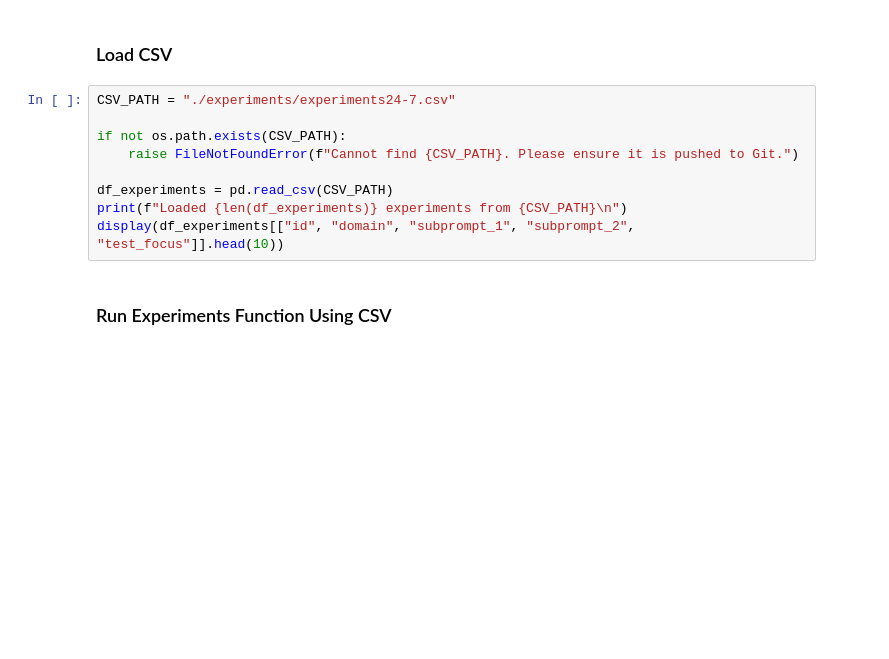
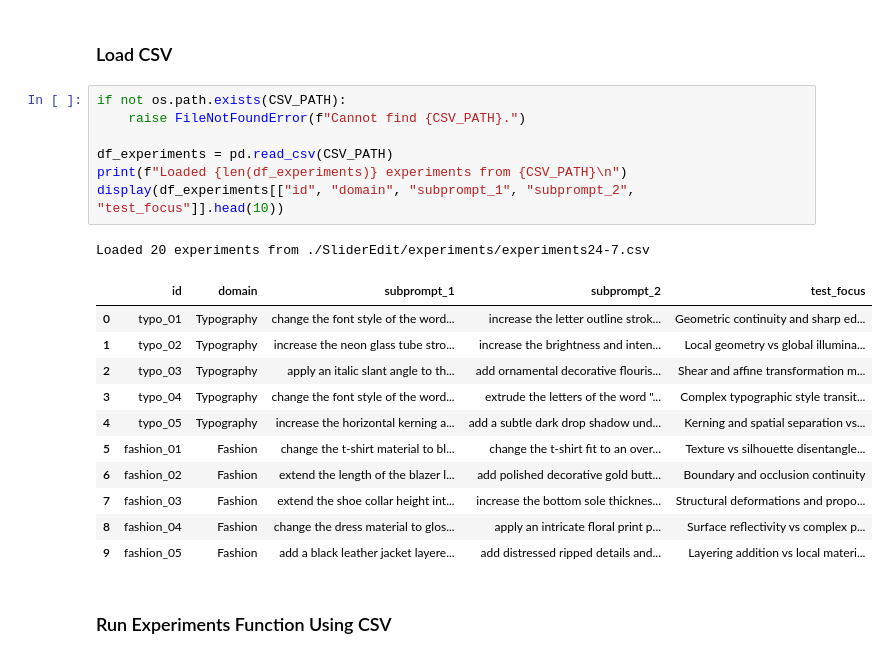
Before and after one commit to HectorOik/SliderEdit, a Jupyter notebook: experiments/experiments24-7.ipynb, the cells around one changed output. Drawn from its saved outputs; the diff is of its cells as text; blank space fills up the shorter version.

```diff
--- a/experiments/experiments24-7.ipynb
+++ b/experiments/experiments24-7.ipynb
@@ -69,14 +80,25 @@ print(f"Loaded {MODEL_ID} successfully!")
 # %% [markdown]
 ### Load CSV
 # %%
-CSV_PATH = "./experiments/experiments24-7.csv"
-
 if not os.path.exists(CSV_PATH):
-    raise FileNotFoundError(f"Cannot find {CSV_PATH}. Please ensure it is pushed to Git.")
+    raise FileNotFoundError(f"Cannot find {CSV_PATH}.")
 
 df_experiments = pd.read_csv(CSV_PATH)
 print(f"Loaded {len(df_experiments)} experiments from {CSV_PATH}\n")
 display(df_experiments[["id", "domain", "subprompt_1", "subprompt_2", "test_focus"]].head(10))
+# %% [output]
+Loaded 20 experiments from ./SliderEdit/experiments/experiments24-7.csv
+|  | id | domain | subprompt_1 | subprompt_2 | test_focus |
+| 0 | typo_01 | Typography | change the font style of the word... | increase the letter outline strok... | Geometric continuity and sharp ed... |
+| 1 | typo_02 | Typography | increase the neon glass tube stro... | increase the brightness and inten... | Local geometry vs global illumina... |
+| 2 | typo_03 | Typography | apply an italic slant angle to th... | add ornamental decorative flouris... | Shear and affine transformation m... |
+| 3 | typo_04 | Typography | change the font style of the word... | extrude the letters of the word "... | Complex typographic style transit... |
+| 4 | typo_05 | Typography | increase the horizontal kerning a... | add a subtle dark drop shadow und... | Kerning and spatial separation vs... |
+| 5 | fashion_01 | Fashion | change the t-shirt material to bl... | change the t-shirt fit to an over... | Texture vs silhouette disentangle... |
+| 6 | fashion_02 | Fashion | extend the length of the blazer l... | add polished decorative gold butt... | Boundary and occlusion continuity |
+| 7 | fashion_03 | Fashion | extend the shoe collar height int... | increase the bottom sole thicknes... | Structural deformations and propo... |
+| 8 | fashion_04 | Fashion | change the dress material to glos... | apply an intricate floral print p... | Surface reflectivity vs complex p... |
+| 9 | fashion_05 | Fashion | add a black leather jacket layere... | add distressed ripped details and... | Layering addition vs local materi... |
 # %% [markdown]
 ### Run Experiments Function Using CSV
 # %%
```
Also changed, not shown: parts of 7 cells of this notebook, 1 other file.
